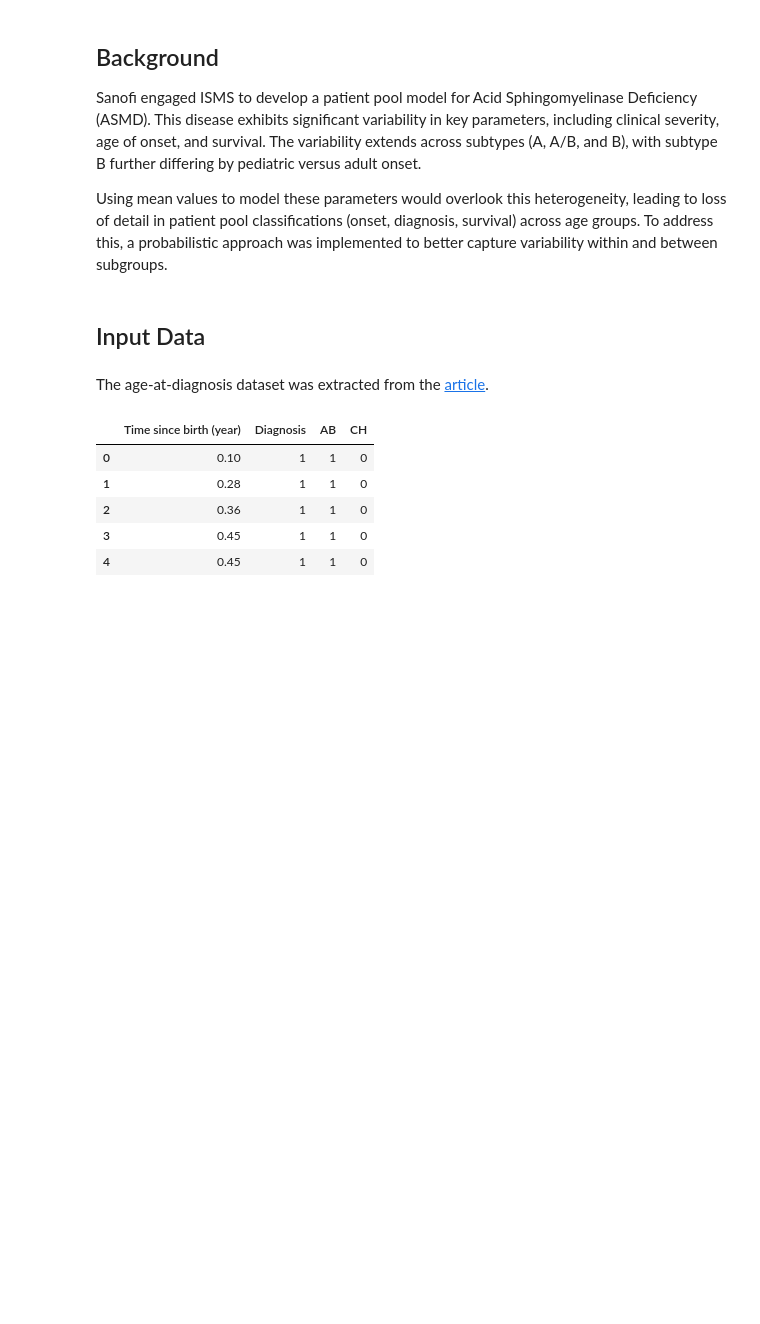
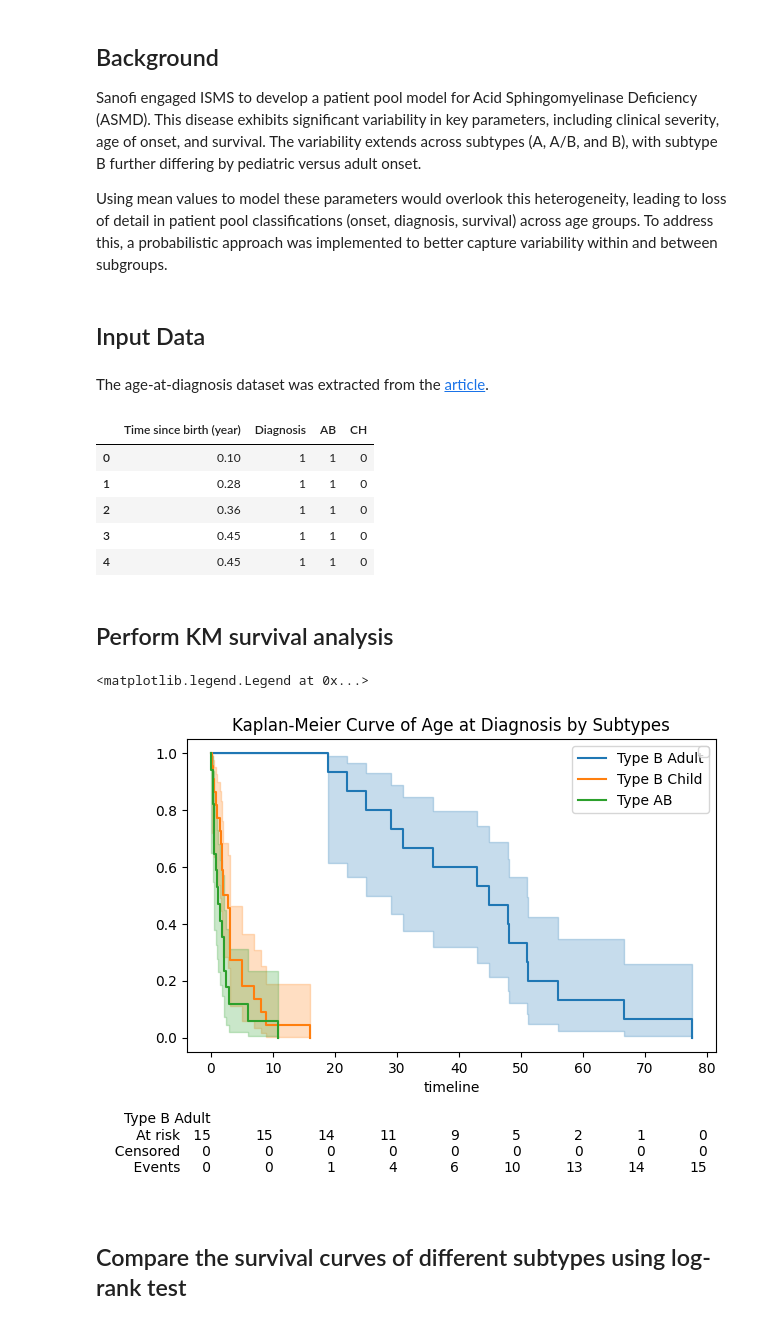
Before and after one commit to davidzhao1015/survival-analysis-case-example, a Jupyter notebook: survival-analysis-ASMD-example.ipynb, the cells around one changed output. Saved outputs shown, nothing was run; the diff lists cells and outputs as text; code cells hidden in the pictures; blank space fills up the shorter version.

Commit message:
KM analysis and regression

```diff
--- a/survival-analysis-ASMD-example.ipynb
+++ b/survival-analysis-ASMD-example.ipynb
@@ -27,3 +29,5 @@ diagnosis_age_df.head()
 | 2 | 0.36 | 1 | 1 | 0 |
 | 3 | 0.45 | 1 | 1 | 0 |
 | 4 | 0.45 | 1 | 1 | 0 |
+# %% [markdown]
+## Perform KM survival analysis
@@ -29,0 +38,37 @@ diagnosis_age_df.head()
+# %%
+ax = plt.subplot(111) # To put the legend outside the plot
+
+
+# Subset by subtypes - index the rows with the condition
+# AB == 0 and CH == 0 means type B adult
+# AB == 0 and CH == 1 means type B child
+# AB == 1 means type AB
+type_b_adult = (diagnosis_age_df["AB"] == 0) & (diagnosis_age_df["CH"] == 0)
+type_b_child = (diagnosis_age_df["AB"] == 0) & (diagnosis_age_df["CH"] == 1)
+type_ab = (diagnosis_age_df["AB"] == 1)
+
+# Instantiate the class to create an object
+kmf = KaplanMeierFitter()
+
+# Define the time and event
+T = diagnosis_age_df["Time since birth (year)"]
+E = diagnosis_age_df["Diagnosis"]
+
+# Fit the data into the model
+kmf.fit(T[type_b_adult], event_observed=E[type_b_adult], label="Type B Adult")
+kmf.plot_survival_function(ax=ax, at_risk_counts=True)
+
+kmf.fit(T[type_b_child], event_observed=E[type_b_child], label="Type B Child")
+kmf.plot_survival_function(ax=ax, at_risk_counts=False)
+
+kmf.fit(T[type_ab], event_observed=E[type_ab], label="Type AB")
+kmf.plot_survival_function(ax=ax, at_risk_counts=False)
+
+plt.tight_layout()
+plt.title("Kaplan-Meier Curve of Age at Diagnosis by Subtypes")
+plt.legend(loc="best")
+# %% [output]
+<matplotlib.legend.Legend at 0x...>
+[figure, added]
+# %% [markdown]
+## Compare the survival curves of different subtypes using log-rank test
```
Also changed, not shown: parts of 9 cells of this notebook.
